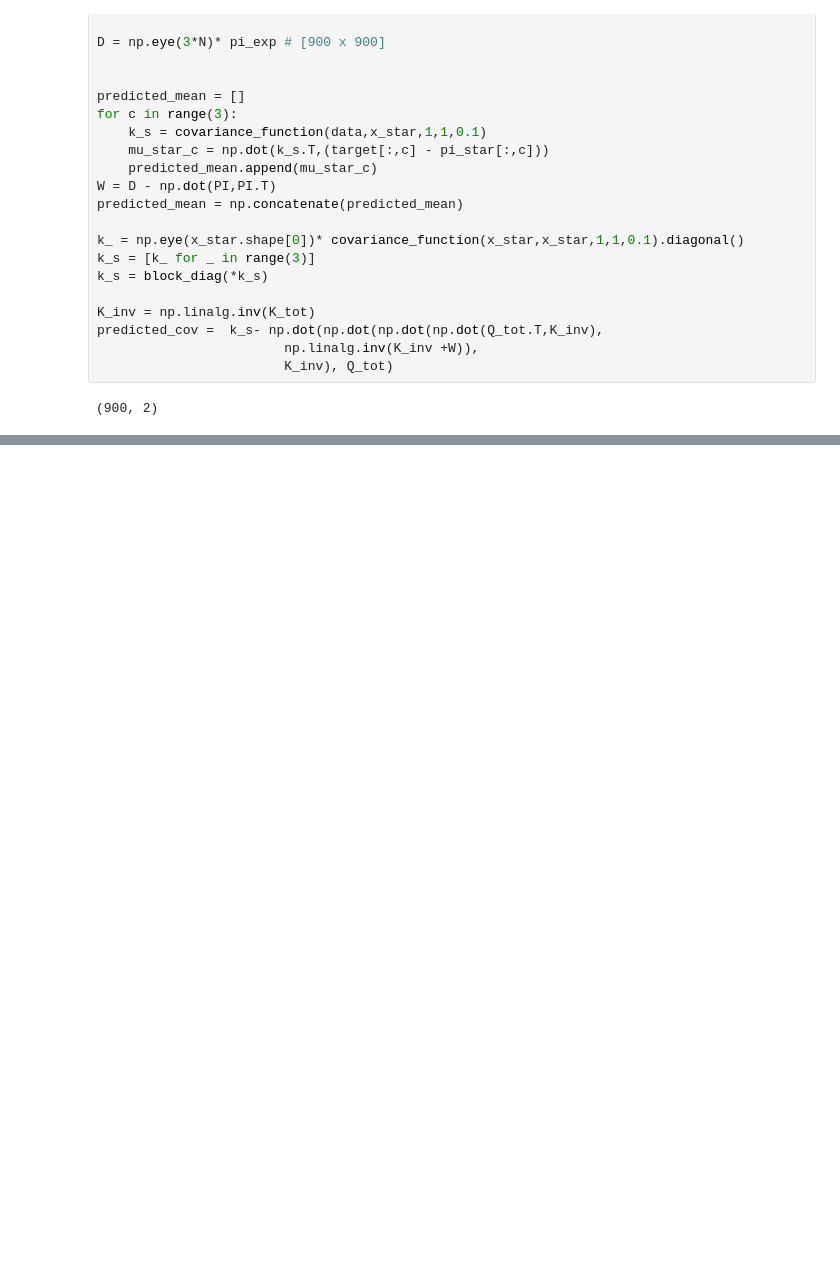
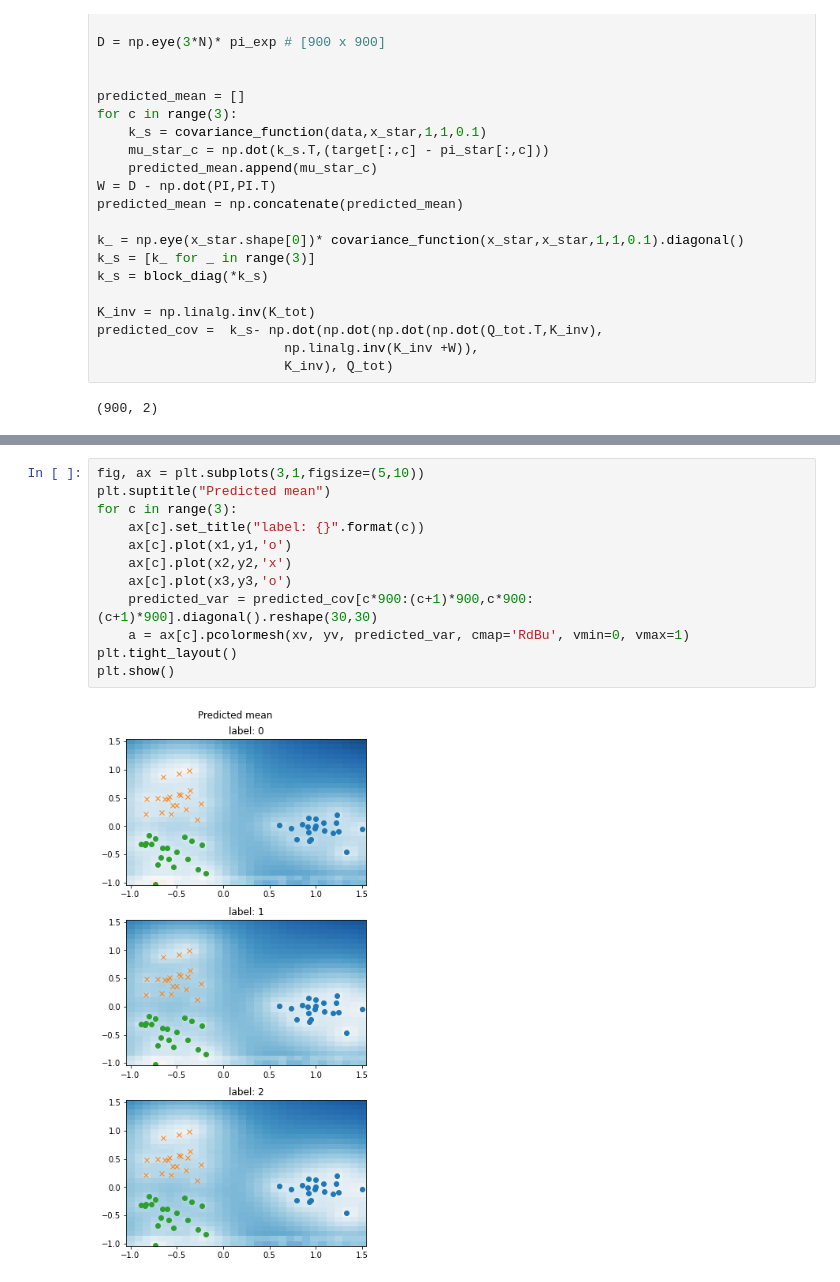
Before and after one commit to jeongeun980906/Uncertainty-Estimation-Baselines, a Jupyter notebook: GPC.ipynb, the cells around one changed output, grey strips where cells are left out. Cells and saved outputs as stored; diff of their text form; blank space fills up the shorter version.

```diff
--- a/GPC.ipynb
+++ b/GPC.ipynb
@@ -360,0 +367,14 @@ plt.show()
+# %%
+fig, ax = plt.subplots(3,1,figsize=(5,10))
+plt.suptitle("Predicted mean")
+for c in range(3):
+    ax[c].set_title("label: {}".format(c))
+    ax[c].plot(x1,y1,'o')
+    ax[c].plot(x2,y2,'x')
+    ax[c].plot(x3,y3,'o')
+    predicted_var = predicted_cov[c*900:(c+1)*900,c*900:(c+1)*900].diagonal().reshape(30,30)
+    a = ax[c].pcolormesh(xv, yv, predicted_var, cmap='RdBu', vmin=0, vmax=1)
+plt.tight_layout()
+plt.show()
+# %% [output]
+[figure, added]
```
Also changed, not shown: parts of 11 cells of this notebook.
